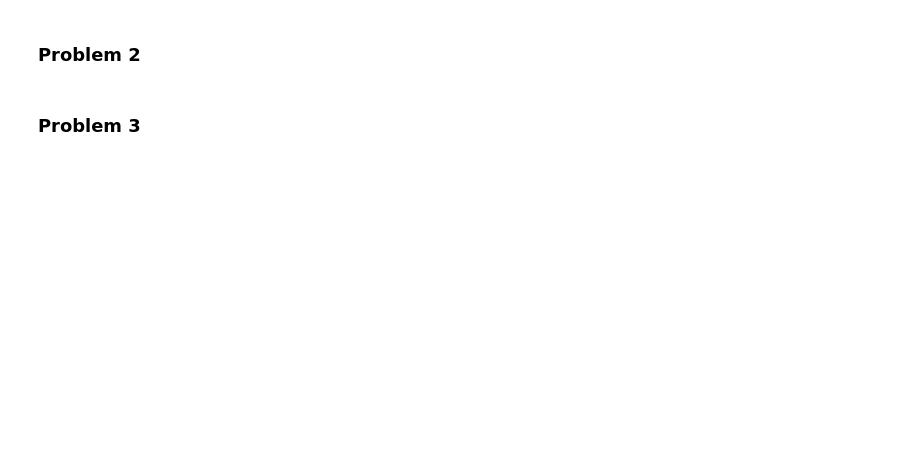
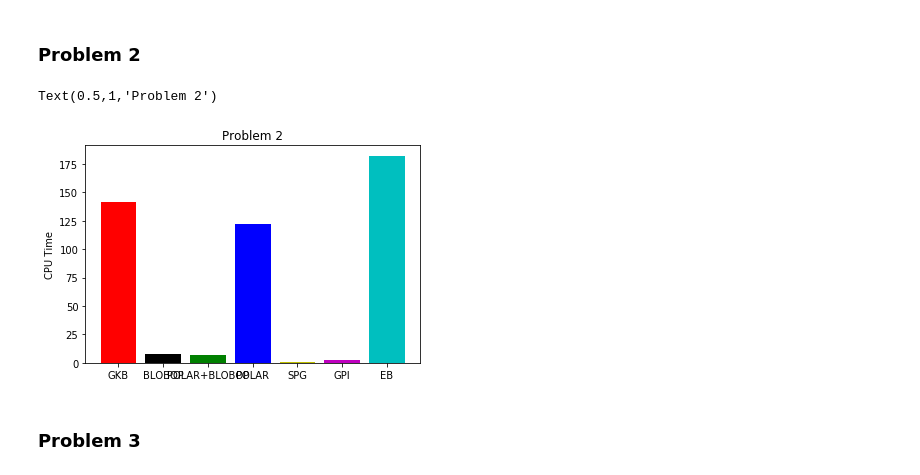
Before and after one commit to melissawm/skprocrustes, a Jupyter notebook: Results.ipynb, the cells around one changed output. Saved outputs shown, nothing was run; the diff lists cells and outputs as text; code cells hidden in the pictures; blank space fills up the shorter version.

```diff
--- a/Results.ipynb
+++ b/Results.ipynb
@@ -690,4 +718,22 @@ ax.set_title('Problem 1')
 # %% [markdown]
 ### Problem 2
+# %%
+gkb, blobop, polarblobop, polar, spg, gpi, eb = plt.bar([0, 1, 2, 3, 4, 5, 6], [t2_gkb, t2_blobop, t2_gkbpolarblobop, t2_gkbpolar, t2_spg, t2_gpi, t2_eb])
+gkb.set_facecolor('r')
+blobop.set_facecolor('k')
+polarblobop.set_facecolor('g')
+polar.set_facecolor('b')
+spg.set_facecolor('y')
+gpi.set_facecolor('m')
+eb.set_facecolor('c')
+ax = plt.gca()
+ax.set_xticks([0,1,2,3,4,5,6])
+ax.set_xticklabels(['GKB', 'BLOBOP', 'POLAR+BLOBOP', 'POLAR', 'SPG', 'GPI', 'EB'])
+#ax.set_ylim([0, 100])
+ax.set_ylabel('CPU Time')
+ax.set_title('Problem 2')
+# %% [output]
+Text(0.5,1,'Problem 2')
+[figure, added]
 # %% [markdown]
 ### Problem 3
```
Also changed, not shown: parts of 58 cells of this notebook, 1 other file.
